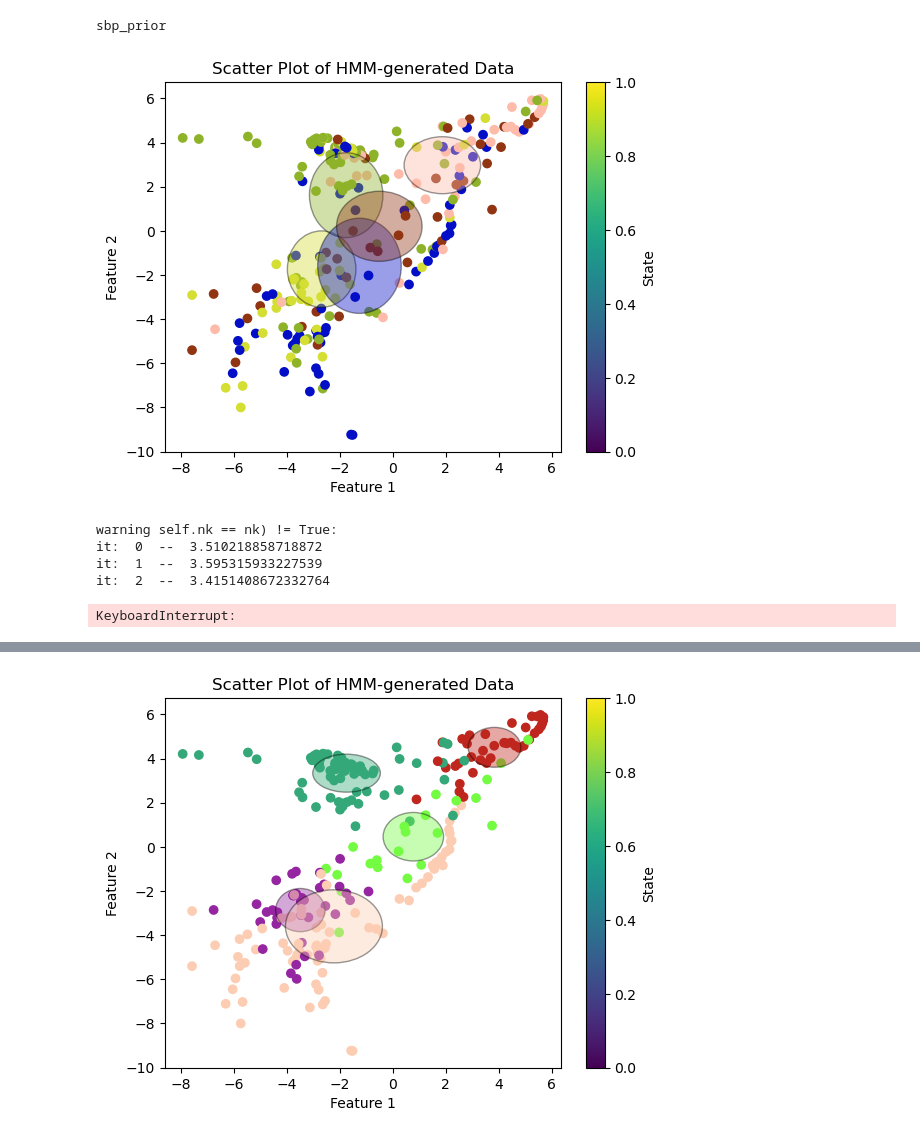
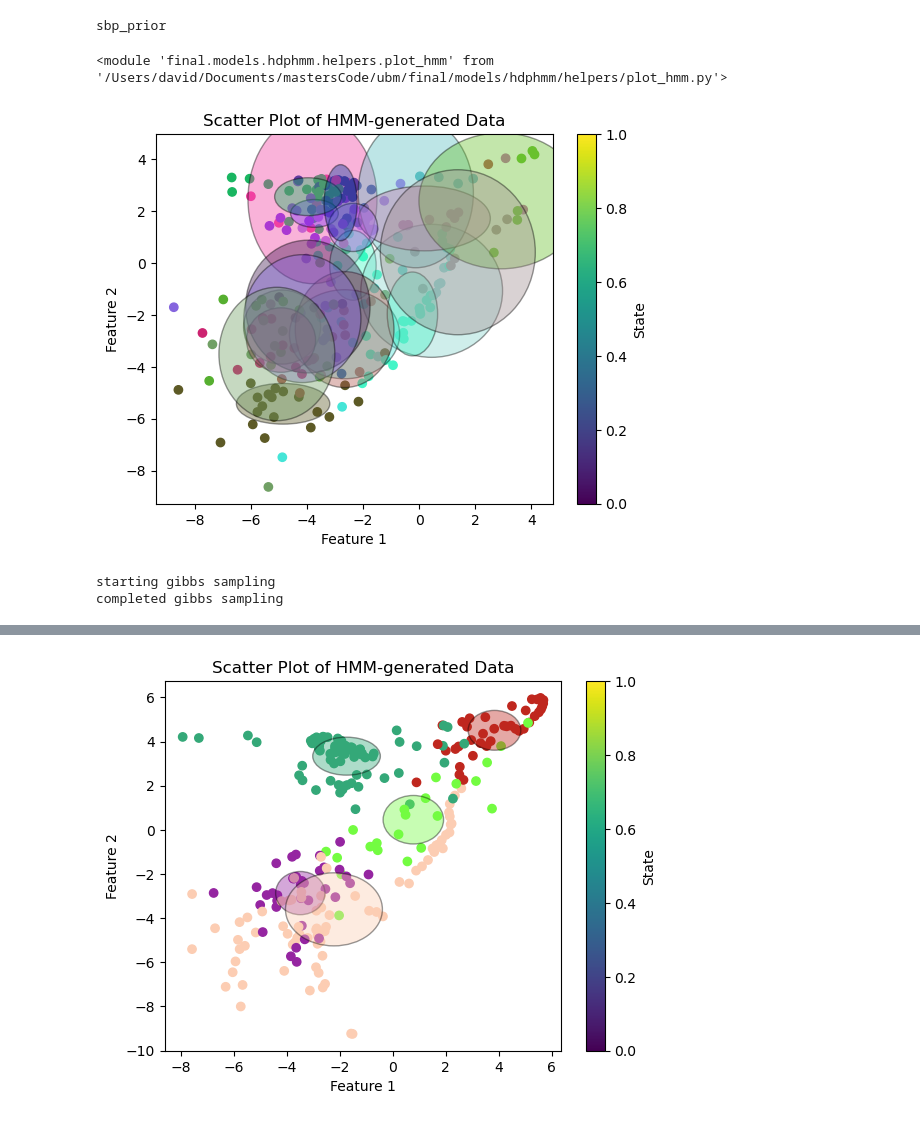
Before and after one commit to Davidjames9610/ubm, a Jupyter notebook: final/models/hdphmm/hdphmmda/testing/whale_data_da_test.ipynb, the cells around one changed output, grey strips where cells are left out. Cells and saved outputs as stored; diff of their text form; code cells hidden in the pictures.

```diff
--- a/final/models/hdphmm/hdphmmda/testing/whale_data_da_test.ipynb
+++ b/final/models/hdphmm/hdphmmda/testing/whale_data_da_test.ipynb
@@ -51,33 +51,40 @@ vis_helper(smaller_features)
 # %%
-import final.models.hdphmm.hdphmmda.hdp_hmm_da as hdp_hmm_da
-reload(hdp_hmm_da)
-import final.models.hdphmm.hdphmmda.hdp_hmm_da_utils.utils as utils
-reload(utils)
-from final.models.hdphmm.hdphmmda.hdp_hmm_da_utils.hdp_hmm_da_consts import *
-sbp = {
-    GAMMA0: 10,
-    ALPHA0: 100,
-    KAPPA0: 5,
-}
-sbp[RHO0] = sbp[KAPPA0] / ( sbp[KAPPA0] + sbp[ALPHA0])
-temp = 1
+# import final.models.hdphmm.hdphmmda.hdp_hmm_da as hdp_hmm_da
+# reload(hdp_hmm_da)
+# import final.models.hdphmm.hdphmmda.hdp_hmm_da_utils.utils as utils
+# reload(utils)
+# from final.models.hdphmm.hdphmmda.hdp_hmm_da_utils.hdp_hmm_da_consts import *
+# sbp = {
+#     GAMMA0: 10,
+#     ALPHA0: 100,
+#     KAPPA0: 5,
+# }
+# sbp[RHO0] = sbp[KAPPA0] / ( sbp[KAPPA0] + sbp[ALPHA0])
+# temp = 1
+#
+# hdp_hmm = hdp_hmm_da.InfiniteDirectSamplerHMM(smaller_features, 5, Z_true=None, iterations=1, verbose=True, sbp=sbp, temp=1)
+#
+# import final.models.hdphmm.helpers.plot_hmm as plot_hmm
+# reload(plot_hmm)
 
-hdp_hmm = hdp_hmm_da.InfiniteDirectSamplerHMM(smaller_features, 5, Z_true=None, iterations=40, verbose=True, sbp=sbp, temp=1)
-
-import final.models.hdphmm.helpers.plot_hmm as plot_hmm
-reload(plot_hmm)
-
-plot_hmm.plot_hmm_data(smaller_features, hdp_hmm.Z, hdp_hmm.K, hdp_hmm.hmm.means_, hdp_hmm.hmm.covars_, feature_a=11, feature_b=12)
+# plot_hmm.plot_hmm_data(smaller_features[:20,:], hdp_hmm.Z, hdp_hmm.K, hdp_hmm.hmm.means_, hdp_hmm.hmm.covars_, feature_a=11, feature_b=12)
 
 # plt.scatter(pca_features[:, 0], pca_features[:, 5], c=hdp_hmm.Z, cmap='viridis', marker='o')
 # %% [output]
 sbp_prior
-[figure, removed]
+<module 'final.models.hdphmm.helpers.plot_hmm' from '/Users/david/Documents/mastersCode/ubm/final/models/hdphmm/helpers/plot_hmm.py'>
+# %%
+# testing bayesian HMM
+import final.models.hdphmm.bhmm.bhmm as bhmm
+reload(bhmm)
+bhmm = bhmm.BayesianHMM(smaller_features, K=20, Z_true=None, iterations=100)
+import final.models.hdphmm.helpers.plot_hmm as plot_hmm
+reload(plot_hmm)
+plot_hmm.plot_hmm_data(smaller_features, bhmm.Z, bhmm.K, bhmm.mu, bhmm.sigma, feature_a=11, feature_b=12)
+# %% [output]
+[figure, added]
 # %%
-hdp_hmm.fit()
+bhmm.fit()
 # %% [output]
-warning self.nk == nk) != True:
-it:  0  --  3.510218858718872
-it:  1  --  3.595315933227539
-it:  2  --  3.4151408672332764
+starting gibbs sampling
+completed gibbs sampling
-KeyboardInterrupt:
```
Also changed, not shown: parts of 4 cells of this notebook, 8 other files.
